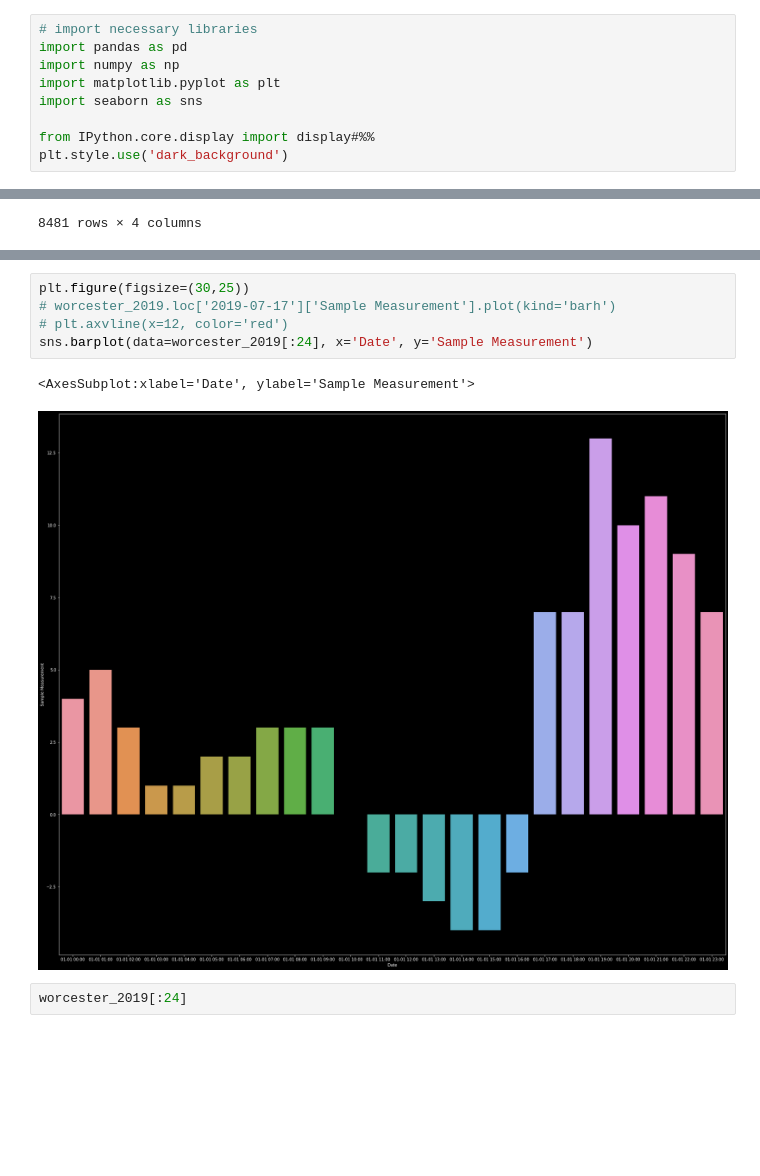
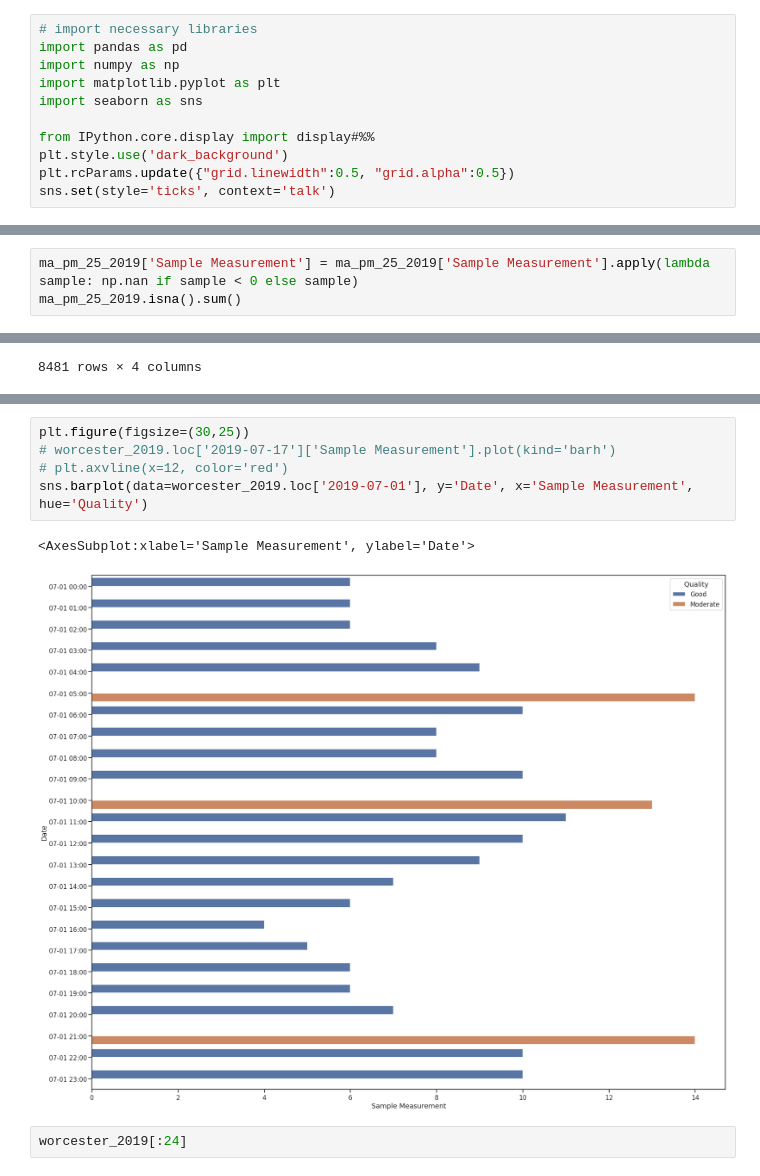
Before and after one commit to willkchan/MA-pollution-EDA, a Jupyter notebook: notebooks/EDA/EDA_0.ipynb, the cells around one changed output, grey strips where cells are left out. Saved outputs shown, nothing was run; the diff lists cells and outputs as text; blank space fills up the shorter version.

```diff
--- a/notebooks/EDA/EDA_0.ipynb
+++ b/notebooks/EDA/EDA_0.ipynb
@@ -10,6 +10,8 @@ import seaborn as sns
 
 from IPython.core.display import display#%%
 plt.style.use('dark_background')
+plt.rcParams.update({"grid.linewidth":0.5, "grid.alpha":0.5})
+sns.set(style='ticks', context='talk')
 # %%
 import_path = '../../data/processed/ma_pm_25_2019.csv'
 ma_pm_25_2019 = pd.read_csv(import_path, index_col=0)
@@ -23,0 +52,3 @@ ma_pm_25_2019.head()
+# %%
+ma_pm_25_2019['Sample Measurement'] = ma_pm_25_2019['Sample Measurement'].apply(lambda sample: np.nan if sample < 0 else sample)
+ma_pm_25_2019.isna().sum()
@@ -217,11 +262,11 @@ sns.lineplot(data=worcester_2019[:24], x='Date', y='Sample Measurement')
 # %%
 plt.figure(figsize=(30,25))
 # worcester_2019.loc['2019-07-17']['Sample Measurement'].plot(kind='barh')
 # plt.axvline(x=12, color='red')
-sns.barplot(data=worcester_2019[:24], x='Date', y='Sample Measurement')
+sns.barplot(data=worcester_2019.loc['2019-07-01'], y='Date', x='Sample Measurement', hue='Quality')
 # %% [output]
-<AxesSubplot:xlabel='Date', ylabel='Sample Measurement'>
+<AxesSubplot:xlabel='Sample Measurement', ylabel='Date'>
-[figure, old version]
+[figure, new version]
 # %%
 worcester_2019[:24]
 # %% [output]
```
Also changed, not shown: parts of 5 cells of this notebook.
